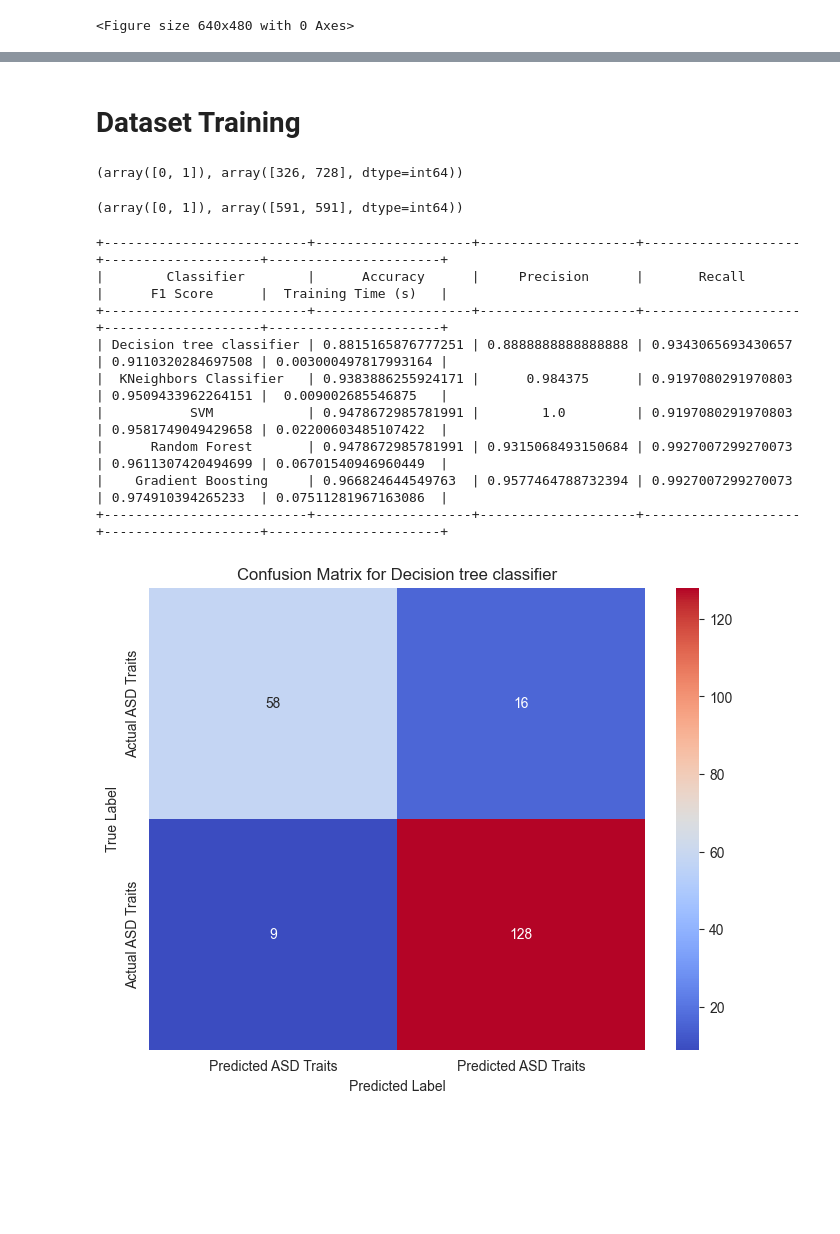
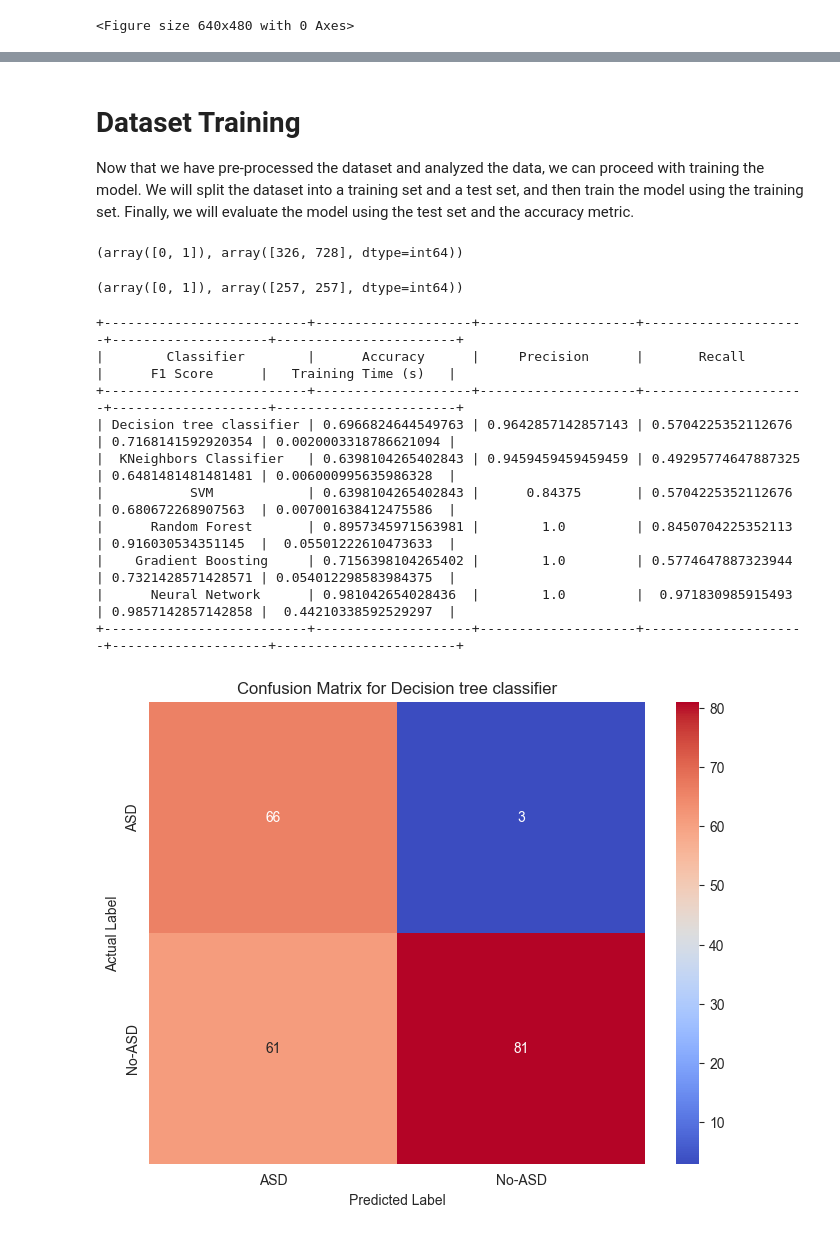
Before and after one commit to up202108724/Assignment2IA, a Jupyter notebook: assignment2.ipynb, the cells around one changed output, grey strips where cells are left out. Saved outputs shown, nothing was run; the diff lists cells and outputs as text; code cells hidden in the pictures; blank space fills up the shorter version.

Commit message:
Added Francisco Annotations

```diff
--- a/assignment2.ipynb
+++ b/assignment2.ipynb
@@ -137,6 +153,10 @@ dataframe_encoded = pd.concat([dataframe, one_hot_encoded], axis=1)
 # Dropping the original categorical columns
 dataframe_encoded.drop(categorical_cols, axis=1, inplace=True)
 
+dataframe["Ethnicity"]= encoder.fit_transform(dataframe["Ethnicity"])
+
+dataframe["Who completed the test"]= encoder.fit_transform(dataframe["Who completed the test"])
+
 # Displaying the resulting dataframe
 #np.unique(dataframe_encoded.iloc[:,17:18])
 # %% [markdown]
@@ -343,5 +402,6 @@ plt.show()
 # %% [markdown]
 # Dataset Training
+Now that we have pre-processed the dataset and analyzed the data, we can proceed with training the model. We will split the dataset into a training set and a test set, and then train the model using the training set. Finally, we will evaluate the model using the test set and the accuracy metric.
 # %%
 features = dataframe.drop(['Class/ASD Traits'],axis=1)
 labels = dataframe['Class/ASD Traits']
@@ -350,19 +410,20 @@ np.unique(labels, return_counts=True)
 # %% [output]
 (array([0, 1]), array([326, 728], dtype=int64))
 # %%
-x_train, x_test, y_train, y_test = train_test_split(features, labels, test_size=0.2)
-smote_enn = SMOTE(random_state=42)
-x_train, y_train = smote_enn.fit_resample(x_train, y_train)
+X_train, X_test, y_train, y_test = train_test_split(features, labels, test_size=0.2,random_state=42)
+near_miss_with_knn = NearMiss(version=2)
+X_train, y_train = near_miss_with_knn.fit_resample(X_train, y_train)
 print(np.unique(y_train, return_counts=True))
 # %% [output]
-(array([0, 1]), array([591, 591], dtype=int64))
+(array([0, 1]), array([257, 257], dtype=int64))
 # %%
 classifiers = [
     ["Decision tree classifier", DecisionTreeClassifier()],
     ["KNeighbors Classifier", KNeighborsClassifier()],
     ["SVM", SVC()],
     ["Random Forest", RandomForestClassifier()],
-    ["Gradient Boosting", GradientBoostingClassifier()]
+    ["Gradient Boosting", GradientBoostingClassifier()],
+    ["Neural Network", MLPClassifier(solver='adam', max_iter=1000)]
 ]
 
 # Initialize dictionaries to store metrics
@@ -381,51 +442,52 @@ confusion_matrices = {}
 for name, classifier in classifiers:
     start_time = time.time()
 
-    classifier.fit(x_train, y_train)
+    classifier.fit(X_train, y_train)
 
-    y_pred = classifier.predict(x_test)
+    y_pred = classifier.predict(X_test)
 
     training_time = time.time() - start_time
 
     accuracy = accuracy_score(y_test, y_pred)
     precision = precision_score(y_test, y_pred, zero_division=0)
     recall = recall_score(y_test, y_pred, zero_division=0)
     f1 = f1_score(y_test, y_pred, zero_division=0)
     confusion_mat = confusion_matrix(y_test, y_pred)
 
     # Append metrics to the lists
     metrics["Classifier"].append(name)
     metrics["Accuracy"].append(accuracy)
     metrics["Precision"].append(precision)
     metrics["Recall"].append(recall)
     metrics["F1 Score"].append(f1)
     metrics["Training Time (s)"].append(training_time)
 
     # Store the confusion matrix separately
     confusion_matrices[name] = confusion_mat
 
 # Create a DataFrame from the metrics dictionary
 metrics_df = pd.DataFrame(metrics)
 
 # Display the DataFrame using tabulate
 print(tabulate(metrics_df, headers='keys', tablefmt='pretty', showindex=False))
 
 # Optionally, visualize confusion matrices using seaborn heatmap
 for clf_name, confusion_mat in confusion_matrices.items():
     plt.figure(figsize=(8, 6))
-    sns.heatmap(confusion_mat, annot=True, fmt='d', cmap='coolwarm', xticklabels=['Predicted ASD Traits', 'Predicted ASD Traits'], yticklabels=['Actual ASD Traits', 'Actual ASD Traits'])
+    sns.heatmap(confusion_mat, annot=True, fmt='d', cmap='coolwarm', xticklabels=['ASD', 'No-ASD'], yticklabels=['ASD', 'No-ASD'])
     plt.title(f'Confusion Matrix for {clf_name}')
     plt.xlabel('Predicted Label')
-    plt.ylabel('True Label')
+    plt.ylabel('Actual Label')
     plt.show()
 # %% [output]
-+--------------------------+--------------------+--------------------+--------------------+--------------------+----------------------+
-|        Classifier        |      Accuracy      |     Precision      |       Recall       |      F1 Score      |  Training Time (s)   |
-+--------------------------+--------------------+--------------------+--------------------+--------------------+----------------------+
-| Decision tree classifier | 0.8815165876777251 | 0.8888888888888888 | 0.9343065693430657 | 0.9110320284697508 | 0.003000497817993164 |
-|  KNeighbors Classifier   | 0.9383886255924171 |      0.984375      | 0.9197080291970803 | 0.9509433962264151 |  0.009002685546875   |
-|           SVM            | 0.9478672985781991 |        1.0         | 0.9197080291970803 | 0.9581749049429658 | 0.02200603485107422  |
-|      Random Forest       | 0.9478672985781991 | 0.9315068493150684 | 0.9927007299270073 | 0.9611307420494699 | 0.06701540946960449  |
-|    Gradient Boosting     | 0.966824644549763  | 0.9577464788732394 | 0.9927007299270073 | 0.974910394265233  | 0.07511281967163086  |
-+--------------------------+--------------------+--------------------+--------------------+--------------------+----------------------+
++--------------------------+--------------------+--------------------+---------------------+--------------------+-----------------------+
+|        Classifier        |      Accuracy      |     Precision      |       Recall        |      F1 Score      |   Training Time (s)   |
++--------------------------+--------------------+--------------------+---------------------+--------------------+-----------------------+
+| Decision tree classifier | 0.6966824644549763 | 0.9642857142857143 | 0.5704225352112676  | 0.7168141592920354 | 0.0020003318786621094 |
+|  KNeighbors Classifier   | 0.6398104265402843 | 0.9459459459459459 | 0.49295774647887325 | 0.6481481481481481 | 0.006000995635986328  |
+|           SVM            | 0.6398104265402843 |      0.84375       | 0.5704225352112676  | 0.680672268907563  | 0.007001638412475586  |
+|      Random Forest       | 0.8957345971563981 |        1.0         | 0.8450704225352113  | 0.916030534351145  |  0.05501222610473633  |
+|    Gradient Boosting     | 0.7156398104265402 |        1.0         | 0.5774647887323944  | 0.7321428571428571 | 0.054012298583984375  |
+|      Neural Network      | 0.981042654028436  |        1.0         |  0.971830985915493  | 0.9857142857142858 |  0.44210338592529297  |
++--------------------------+--------------------+--------------------+---------------------+--------------------+-----------------------+
-[figure, old version]
+[figure, new version]
```
Also changed, not shown: parts of 12 cells of this notebook.
